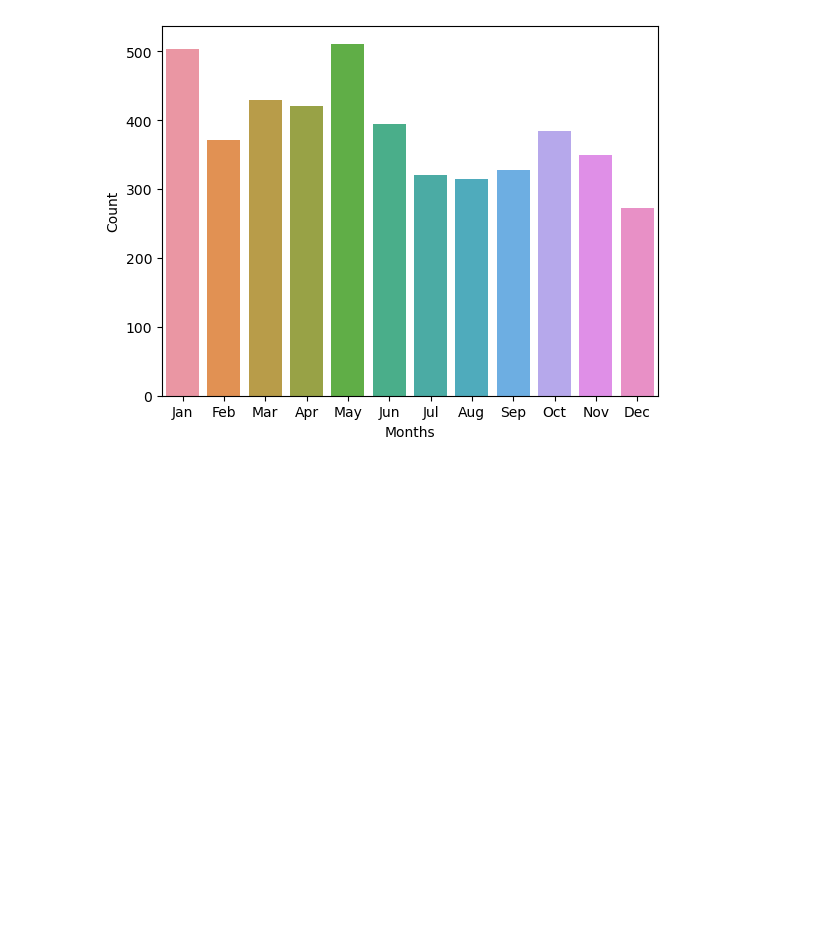
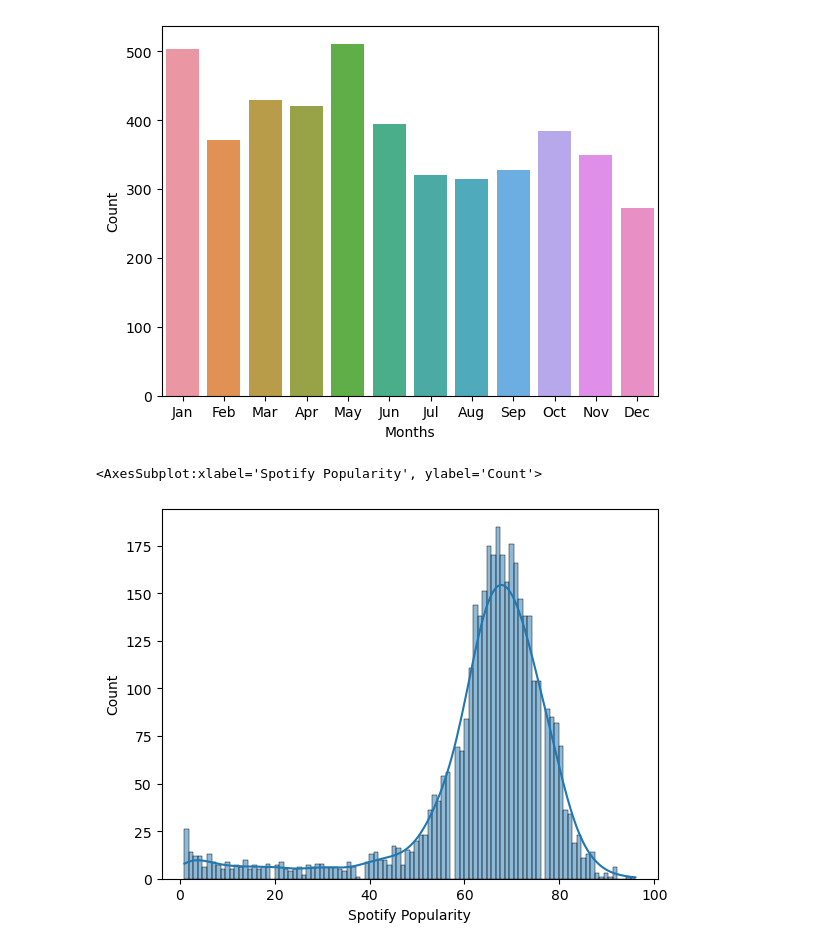
Before and after one commit to ReapersOne/AI, a Jupyter notebook: Semester 1/Spotify/Spotify.ipynb, the cells around one changed output. Saved outputs shown, nothing was run; the diff lists cells and outputs as text; code cells hidden in the pictures; blank space fills up the shorter version.

Commit message:
convert string to float integer
we learned to convert strings to integers in order to graph a histogram

```diff
--- a/Semester 1/Spotify/Spotify.ipynb
+++ b/Semester 1/Spotify/Spotify.ipynb
@@ -3,3 +3,6 @@ import pandas as pd
 import seaborn as sns
 # %%
 df = pd.read_csv("spotify2024.csv", encoding='latin-1')
+df['YouTube Views'] = df['YouTube Views'].str.replace(',', '')
+df['YouTube Views'] = pd.to_numeric(df['YouTube Views'])
+df.info()
@@ -124,3 +145,8 @@ sns.barplot(data=dates, x="Months", y="Count")
 # %% [output]
 <AxesSubplot:xlabel='Months', ylabel='Count'>
 [figure]
+# %%
+sns.histplot(df['Spotify Popularity'], bins=100, kde=True)
+# %% [output]
+<AxesSubplot:xlabel='Spotify Popularity', ylabel='Count'>
+[figure, added]
```
Also changed, not shown: parts of 4 cells of this notebook.
